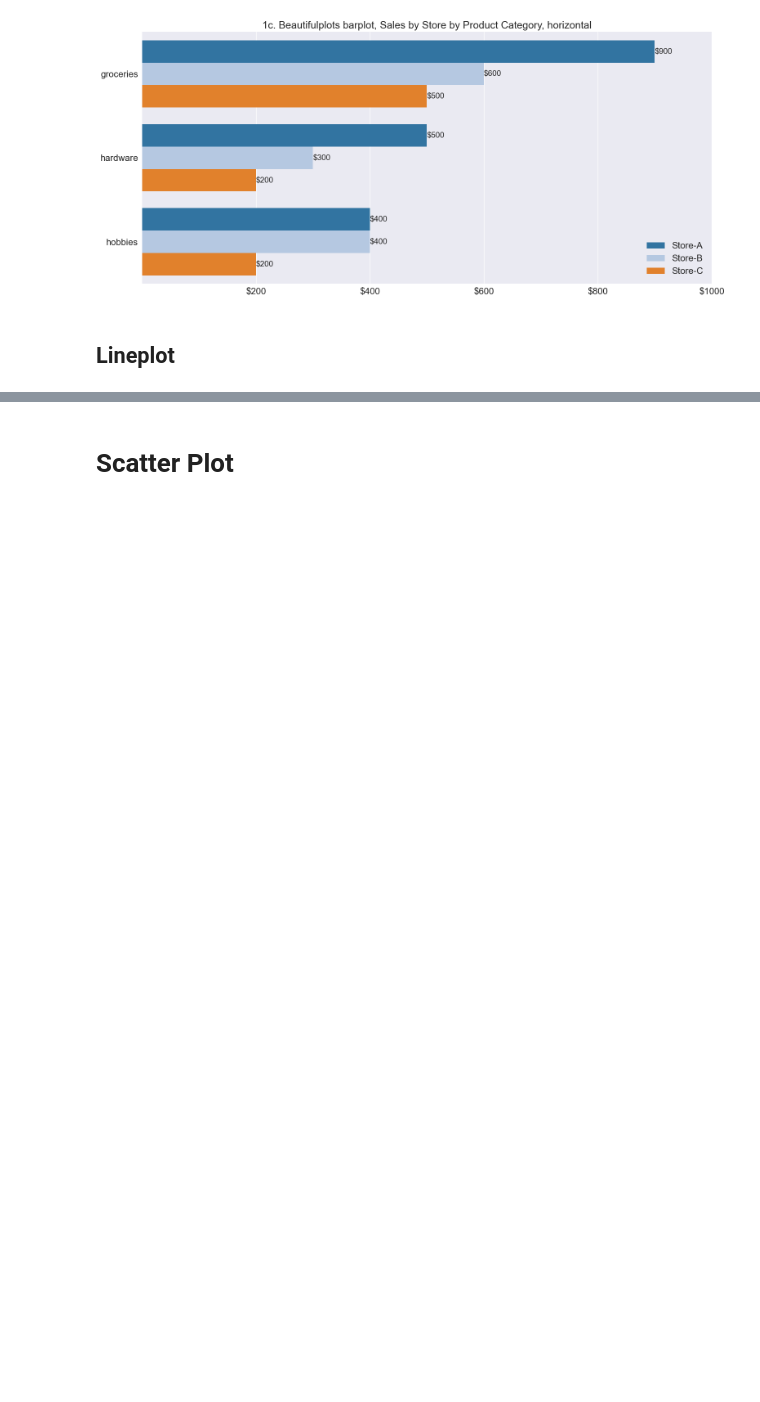
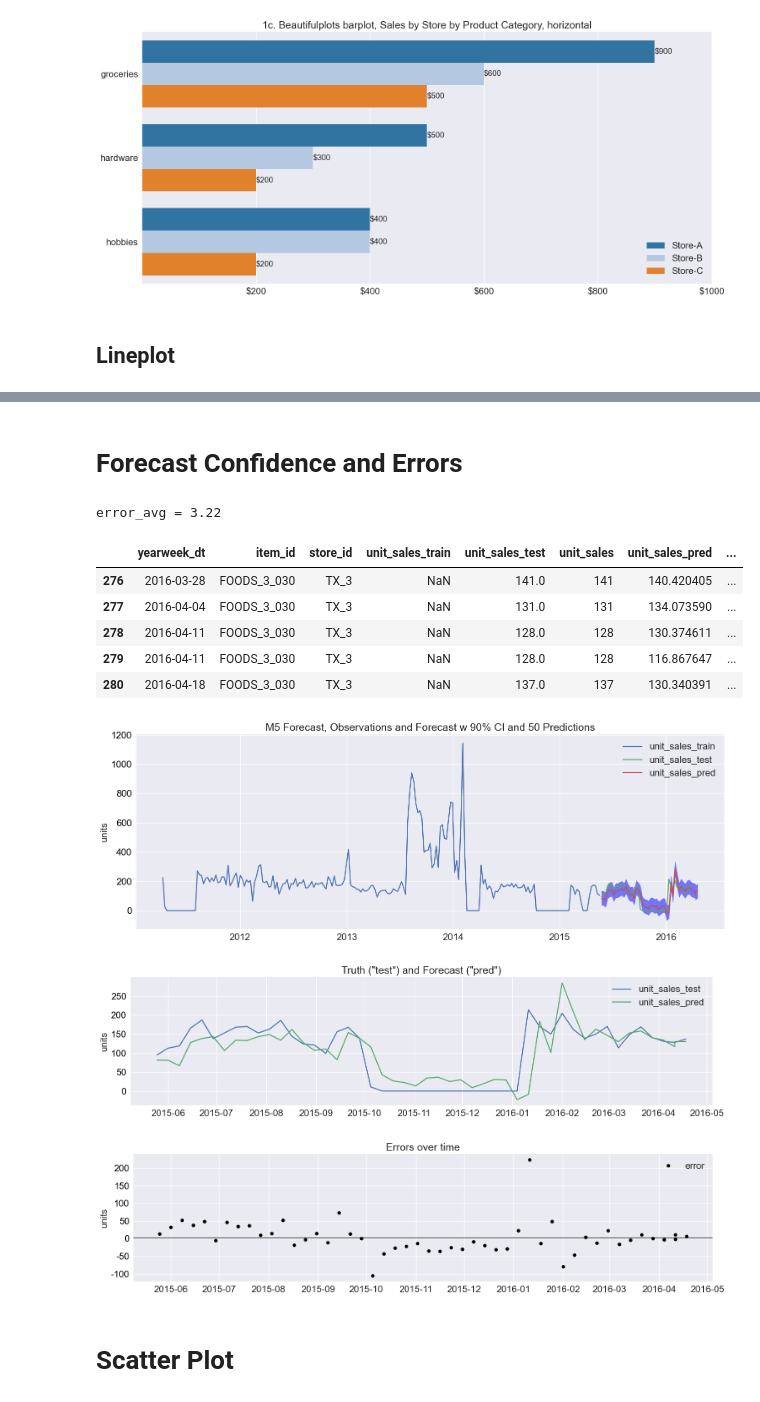
Before and after one commit to Aljgutier/beautifulplots, a Jupyter notebook: docs/examples.ipynb, the cells around one changed output, grey strips where cells are left out. Drawn from its saved outputs; the diff is of its cells as text; code cells hidden in the pictures; blank space fills up the shorter version.

```diff
--- a/docs/examples.ipynb
+++ b/docs/examples.ipynb
@@ -103,3 +102,45 @@ bp.lineplot(df,x='Date' , y=['Close','Open'], y2='Volume',y_axis_format=".0f",y_
+# %% [markdown]
+# Forecast Confidence and Errors
+# %%
+import beautifulplots as bp
+import pandas as pd
+
+
+file =  '../data/m5_forecast_results_FOODS_3_030_TX_3_ci90_npred50.csv'
+df = pd.read_csv(file, parse_dates = ["yearweek_dt"])
+error_avg = df["error"].mean()
+print(f'error_avg = {error_avg:1.2f}')
+
+display(df.tail())
+
+bp.lineplot(df, x= "yearweek_dt", y=["unit_sales_train", "unit_sales_test", "unit_sales_pred"],
+            y_axis_label = "units", y_axis_format=".0f", yfb=("units_pred_lower","units_pred_upper"),
+            yfb_color="blue", title="M5 Forecast, Observations and Forecast w 90% CI and 50 Predictions",
+            figsize= (18,6))
+
+
+bp.lineplot(df.tail(50), x="yearweek_dt", y=["unit_sales_test","unit_sales_pred"],
+            y_axis_label = "units", y_axis_format=".0f",
+            title = 'Truth ("test") and Forecast ("pred")',
+            figsize=(18,4))
+
+
+
+bp.lineplot(df.tail(50), x="yearweek_dt", y="error",  h_line = error_avg,
+            y_axis_label = "units", y_axis_format=".0f",linestyle="None", marker="o", color="k",
+            title = "Errors over time",
+            figsize=(18,4))
+# %% [output]
+error_avg = 3.22
+|  | yearweek_dt | item_id | store_id | unit_sales_train | unit_sales_test | unit_sales | unit_sales_pred | ... |
+| 276 | 2016-03-28 | FOODS_3_030 | TX_3 | NaN | 141.0 | 141 | 140.420405 | ... |
+| 277 | 2016-04-04 | FOODS_3_030 | TX_3 | NaN | 131.0 | 131 | 134.073590 | ... |
+| 278 | 2016-04-11 | FOODS_3_030 | TX_3 | NaN | 128.0 | 128 | 130.374611 | ... |
+| 279 | 2016-04-11 | FOODS_3_030 | TX_3 | NaN | 128.0 | 128 | 116.867647 | ... |
+| 280 | 2016-04-18 | FOODS_3_030 | TX_3 | NaN | 137.0 | 137 | 130.340391 | ... |
+[figure, added]
+[figure, added]
+[figure, added]
 # %% [markdown]
 # Scatter Plot
 # %%
```
Also changed, not shown: parts of 8 cells of this notebook, 2 other files.
